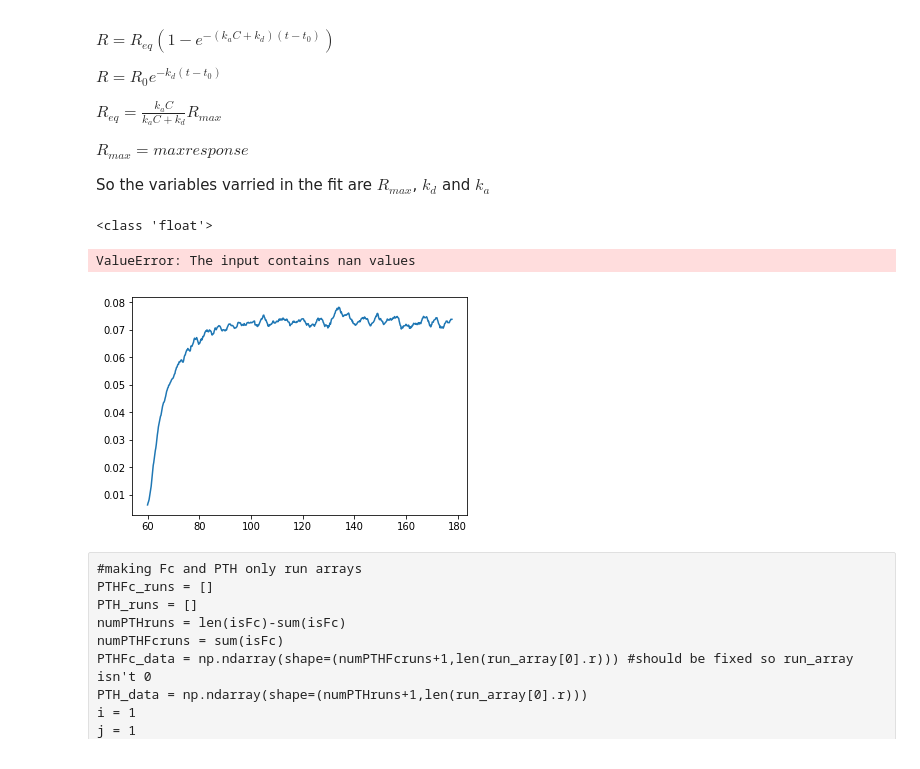
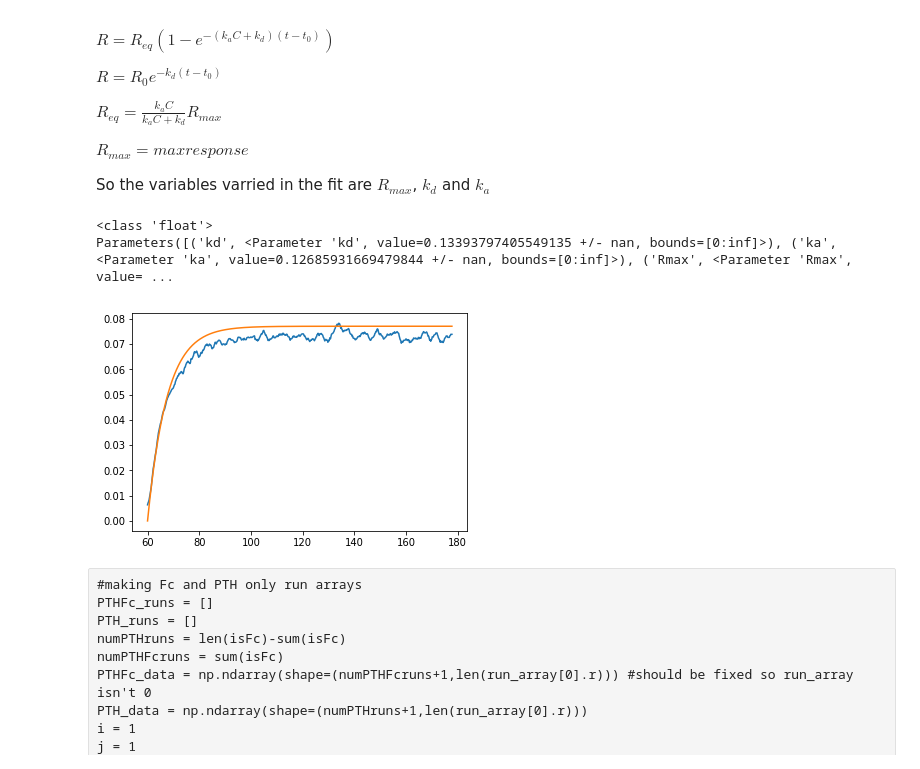
Before and after one commit to DexterAntonio/pthBLI, a Jupyter notebook: processingData.ipynb, the cells around one changed output. Drawn from its saved outputs; the diff is of its cells as text; code cells hidden in the pictures.

```diff
--- a/processingData.ipynb
+++ b/processingData.ipynb
@@ -139,37 +139,37 @@ params.add("Rmax",value=1000)
 
 tmpRun = run_array[25]
 tp = np.array(tmpRun.t[0:max_index])
 rp = np.array(tmpRun.r[0:max_index])
 A0 = float(tmpRun.concentration)
 print(type(A0))
 t0 = tp[0]
 plt.plot(tp,rp,'-')
 
 def residual(params,t,Rdata,A0,t0):
     kd = params["kd"]
     ka = params["ka"]
     Rmax = params["Rmax"]
     Req = (ka*A0)/(ka*A0+kd)*Rmax
     Rest = Req*(1-np.exp(-(ka*A0+kd)*(t-t0)))
     #Rest = Req*(1 - np.exp(-(ka*A0+kd)*(t-t0))  )
     #print(Req)
     #print(Rest-Rdata)
-    return np.log(Rest-np.log(Rdata)
+    return Rest-Rdata
 
-out = minimize(residual, params, args=(tp, rp, A0,t0),method="leastsquares")
+out = minimize(residual, params, args=(tp, rp, A0,t0) ,method="leastsquares")
 ka = out.params["kd"].value
 kd = out.params["kd"].value
 Rmax = out.params["Rmax"].value
 Req = (ka*A0)/(ka*A0+kd)*Rmax
 
 Rest = Req*(1-np.exp(-(ka*A0+kd)*(tp-t0)))
 
 plt.plot(tp,Rest,'-')
 print(out.params)
 # %% [output]
 <class 'float'>
+Parameters([('kd', <Parameter 'kd', value=0.13393797405549135 +/- nan, bounds=[0:inf]>), ('ka', <Parameter 'ka', value=0.12685931669479844 +/- nan, bounds=[0:inf]>), ('Rmax', <Parameter 'Rmax', value= ...
-ValueError: The input contains nan values
-[figure, old version]
+[figure, new version]
 # %% [raw]
 #making Fc and PTH only run arrays
 PTHFc_runs = []
```
